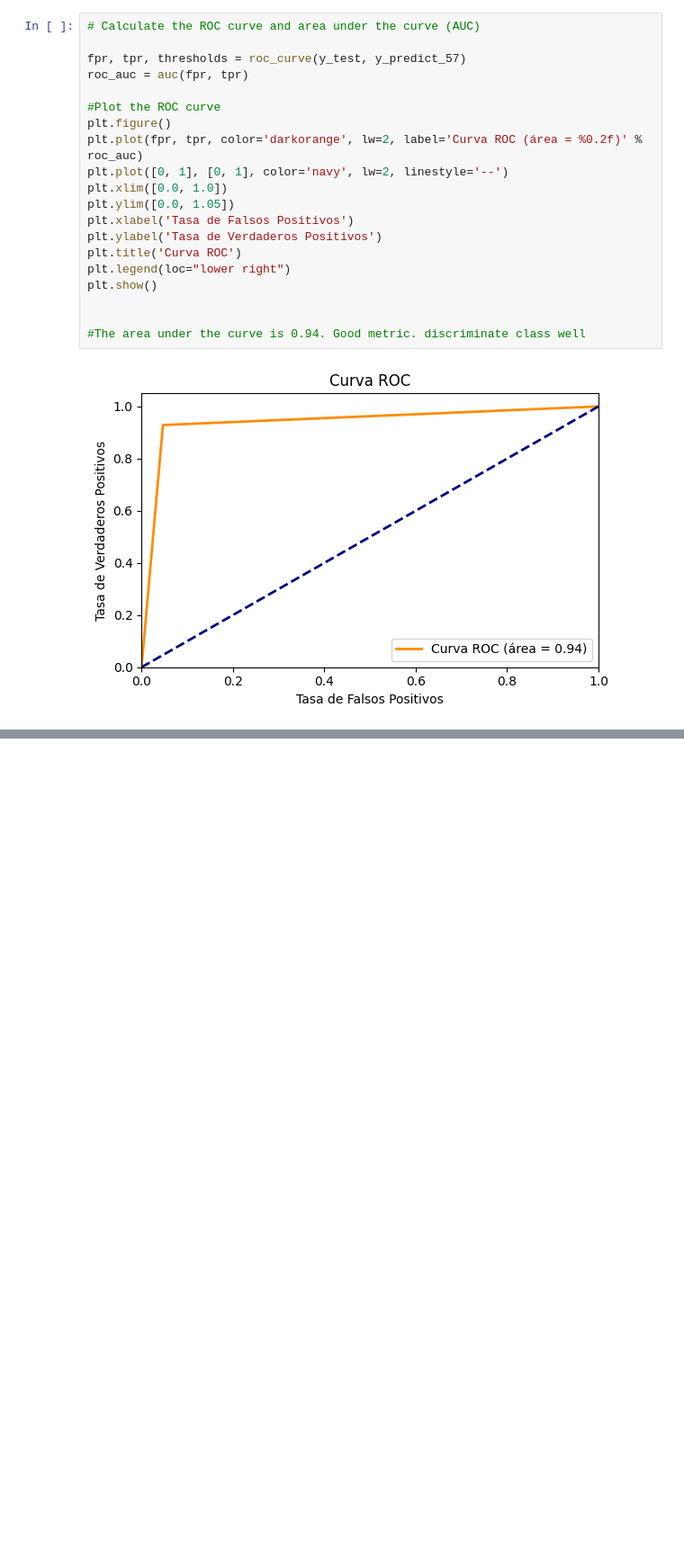
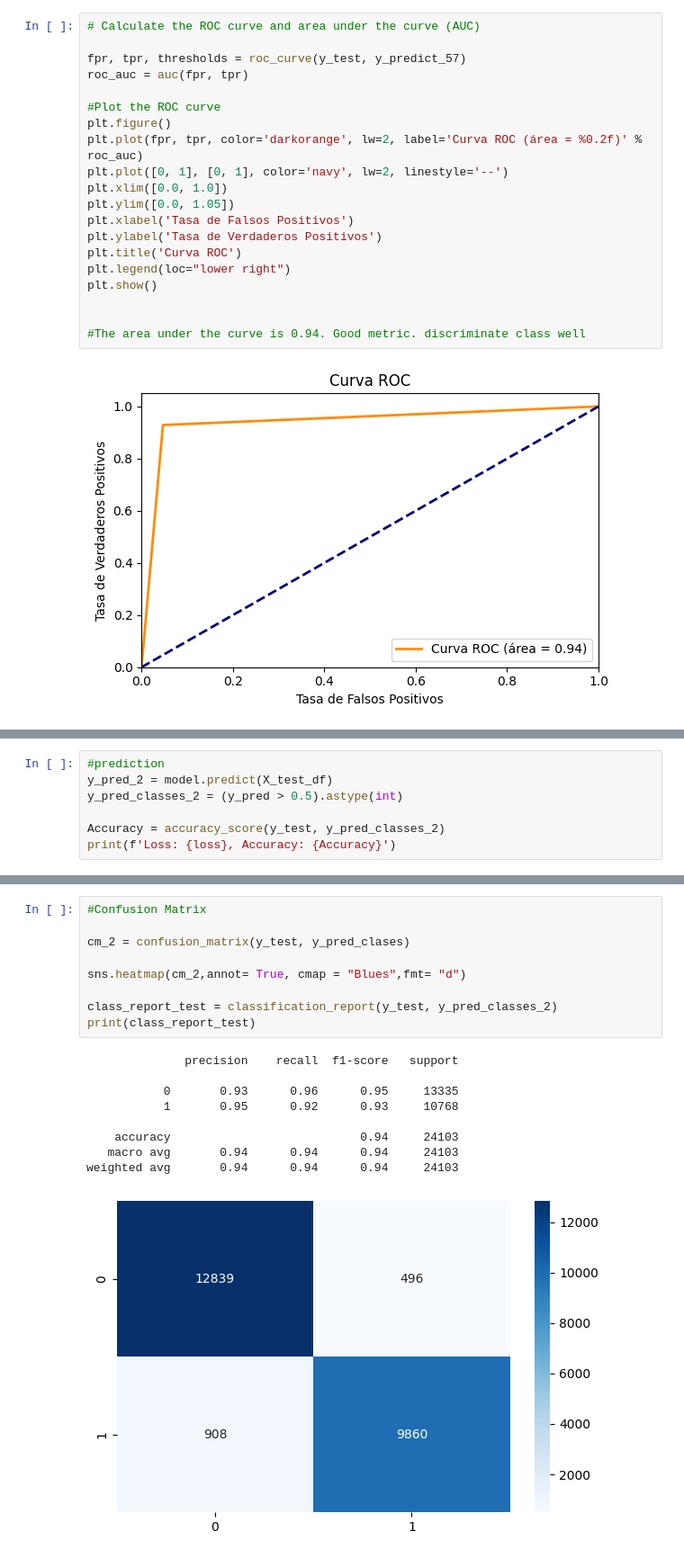
Before and after one commit to SimonBIgnacio/Hotel_evaluation, a Jupyter notebook: Prediction model/Hotel_predictions.ipynb, the cells around one changed output, grey strips where cells are left out. Shown at 90% size. Drawn from its saved outputs; the diff is of its cells as text; blank space fills up the shorter version.

```diff
--- a/Prediction model/Hotel_predictions.ipynb
+++ b/Prediction model/Hotel_predictions.ipynb
@@ -816,0 +981,7 @@ plt.show()
+# %%
+#prediction
+y_pred_2 = model.predict(X_test_df)
+y_pred_classes_2 = (y_pred > 0.5).astype(int)
+
+Accuracy = accuracy_score(y_test, y_pred_classes_2)
+print(f'Loss: {loss}, Accuracy: {Accuracy}')
@@ -816,0 +991,19 @@ plt.show()
+# %%
+#Confusion Matrix
+
+cm_2 = confusion_matrix(y_test, y_pred_clases)
+
+sns.heatmap(cm_2,annot= True, cmap = "Blues",fmt= "d")
+
+class_report_test = classification_report(y_test, y_pred_classes_2)
+print(class_report_test)
+# %% [output]
+              precision    recall  f1-score   support
+
+           0       0.93      0.96      0.95     13335
+           1       0.95      0.92      0.93     10768
+
+    accuracy                           0.94     24103
+   macro avg       0.94      0.94      0.94     24103
+weighted avg       0.94      0.94      0.94     24103
+[figure, added]
```
Also changed, not shown: parts of 24 cells of this notebook, 2 other files.
